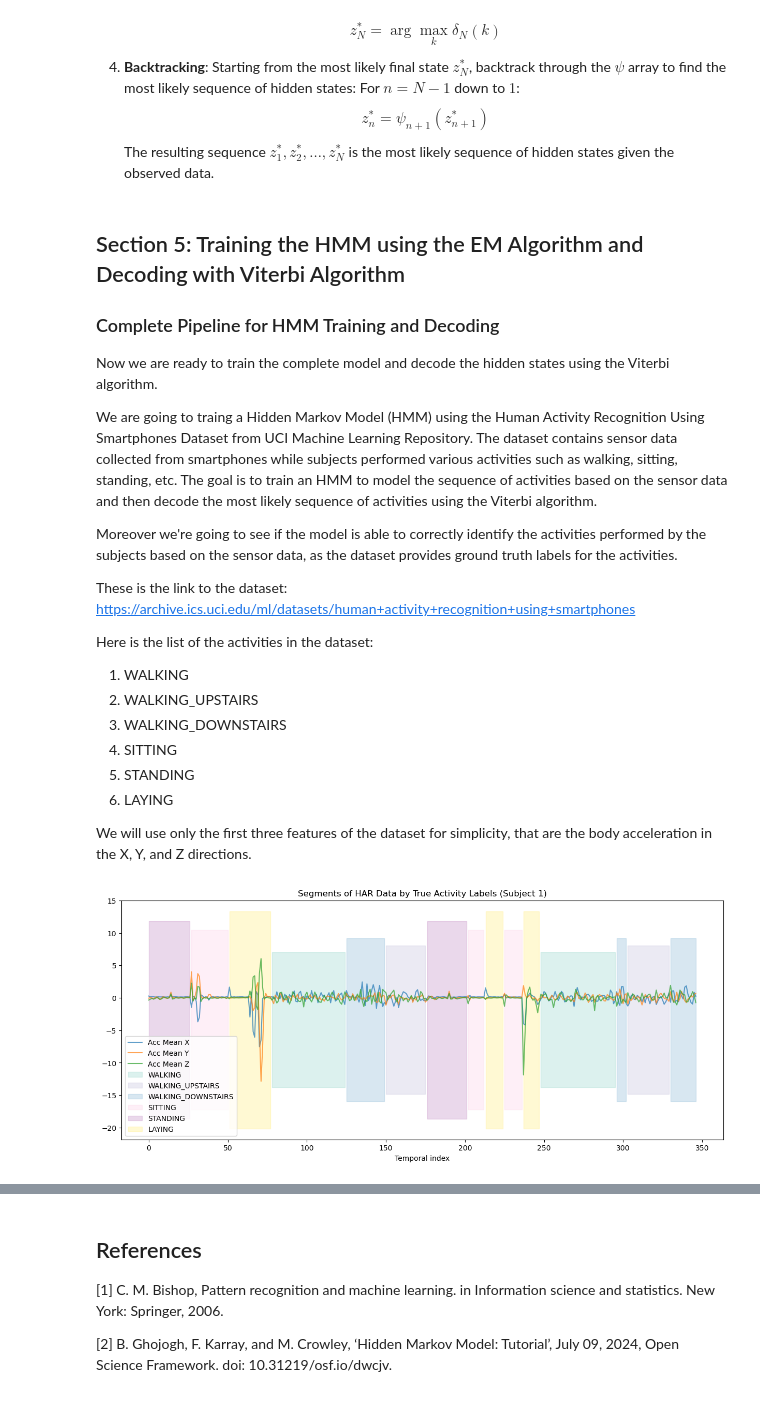
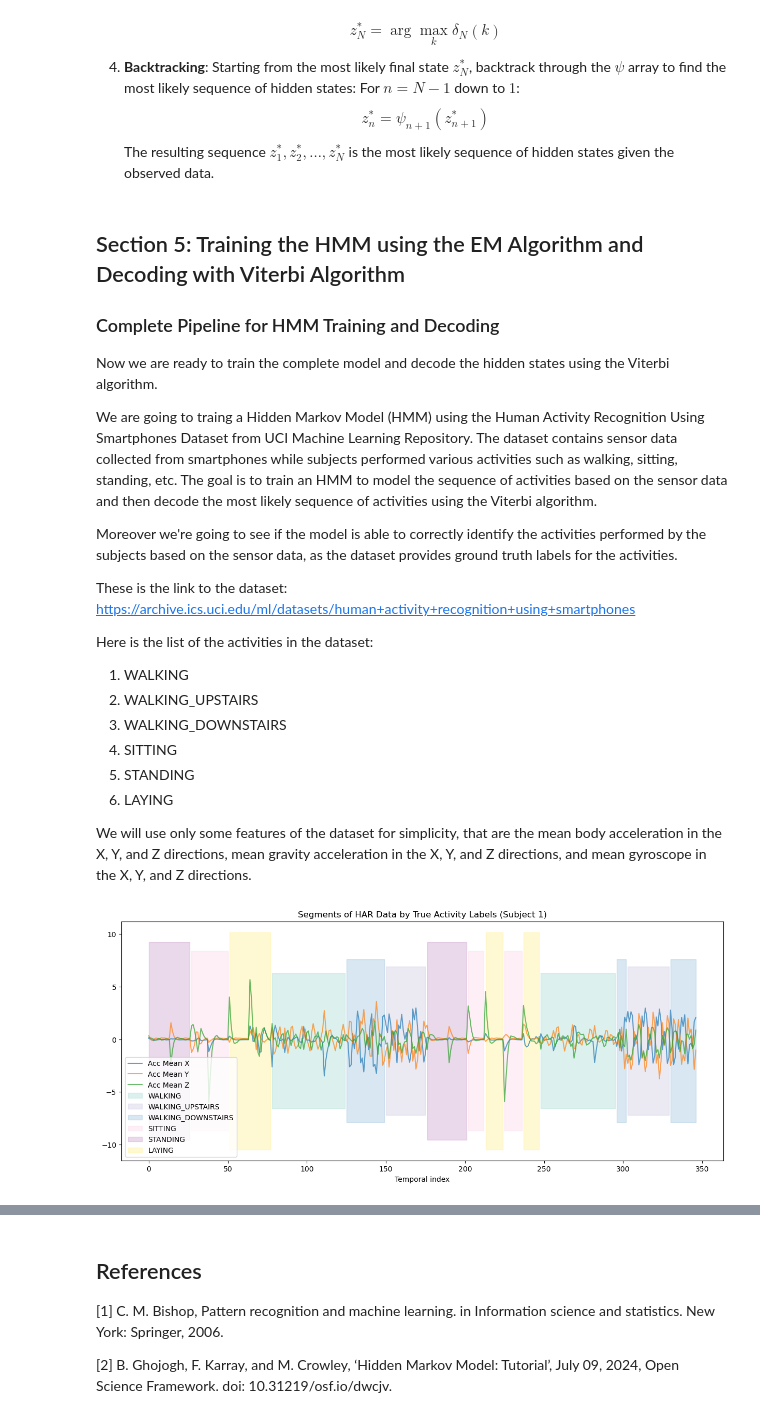
Before and after one commit to teolotti/LAB-ML, a Jupyter notebook: HMM.ipynb, the cells around one changed output, grey strips where cells are left out. Drawn from its saved outputs; the diff is of its cells as text; code cells hidden in the pictures.

```diff
--- a/HMM.ipynb
+++ b/HMM.ipynb
@@ -123,7 +123,8 @@ class HiddenMarkovModel:
                 print(f"ERRORE: Lo stato {k} contiene NaN!")
                 print(f"Media: {self.mu[k]}")
                 print(f"Cov: {self.Sigma[k]}")
-            B[k, :] = multivariate_normal.pdf(x, mean=self.mu[k], cov=self.Sigma[k], allow_singular=True)
+            pdf_values = multivariate_normal.pdf(x, mean=self.mu[k], cov=self.Sigma[k], allow_singular=True)
+            B[k, :] = np.maximum(pdf_values, 1e-100)  # Avoid zeros
         return B
 
     def generate_sequence(self, N):
@@ -509,11 +520,15 @@ Here is the list of the activities in the dataset:
 5. STANDING
 6. LAYING
 
-We will use only the first three features of the dataset for simplicity, that are the body acceleration in the X, Y, and Z directions.
+We will use only some features of the dataset for simplicity, that are the mean body acceleration in the X, Y, and Z directions, mean gravity acceleration in the X, Y, and Z directions, and mean gyroscope in the X, Y, and Z directions.
 # %%
 import pandas as pd
 
-def load_har_by_subject(subject_id):
+features_idxs = [0, 1, 2,
+                     40, 41, 42,
+                     120, 121, 122]  # Example feature indices
+
+def load_har_by_subject(subject_id, selected_features=features_idxs):
     """
     Load Human Activity Recognition (HAR) dataset for a specific subject.
 
@@ -531,9 +546,10 @@ def load_har_by_subject(subject_id):
     y_full = pd.read_csv(base_path + 'y_train.txt', delim_whitespace=True, header=None).values.flatten()
     sub_ids = pd.read_csv(base_path + 'subject_train.txt', delim_whitespace=True, header=None).values.flatten()
 
+
     # Filter data for the specified subject
     mask = (sub_ids == subject_id)
-    X = X_full[mask].iloc[:, :3].values  # Use only first 3 features
+    X = X_full[mask].iloc[:, selected_features].values  # Use selected features
     y = y_full[mask]
 
     X = (X - np.mean(X, axis=0)) / np.std(X, axis=0)  # Standardize features
@@ -547,32 +563,32 @@ X, Z_true, labels = load_har_by_subject(subject_id=1)
 # %%
 def plot_har_overview(X, Z_true, labels):
     """
     Plot the HAR dataset observations colored by true activity labels.
 
     Parameters:
     - X: Observations (features) as a NumPy array.
     - Z_true: True labels (activities) as a NumPy array.
     - labels: Dictionary mapping label IDs to activity names.
     """
     plt.figure(figsize=(15, 6))
     samples = np.arange(X.shape[0])
-    plt.plot(samples, X[:, 0], label='Acc Mean X', alpha=0.7)
-    plt.plot(samples, X[:, 1], label='Acc Mean Y', alpha=0.7)
-    plt.plot(samples, X[:, 2], label='Acc Mean Z', alpha=0.7)
+    plt.plot(samples, X[:, 6], label='Acc Mean X', alpha=0.7)
+    plt.plot(samples, X[:, 7], label='Acc Mean Y', alpha=0.7)
+    plt.plot(samples, X[:, 8], label='Acc Mean Z', alpha=0.7)
 
     unique_y = np.unique(Z_true)
     colors = plt.cm.get_cmap('Set3', len(unique_y))
 
     for i, label in enumerate(unique_y):
         mask = (Z_true == label)
         plt.fill_between(samples, plt.gca().get_ylim()[0], plt.gca().get_ylim()[1],
                          where=mask, color=colors(i), alpha=0.3, label=labels[label])
 
     plt.title('Segments of HAR Data by True Activity Labels (Subject 1)')
     plt.legend()
     plt.xlabel('Temporal index')
     plt.show()
 
 plot_har_overview(X, Z_true, labels)
 # %% [output]
-[figure, old version]
+[figure, new version]
```
Also changed, not shown: parts of 17 cells of this notebook, 8 other files.
